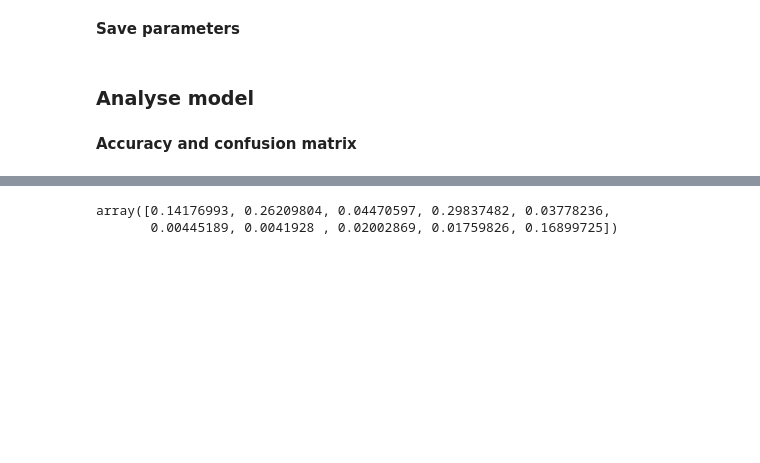
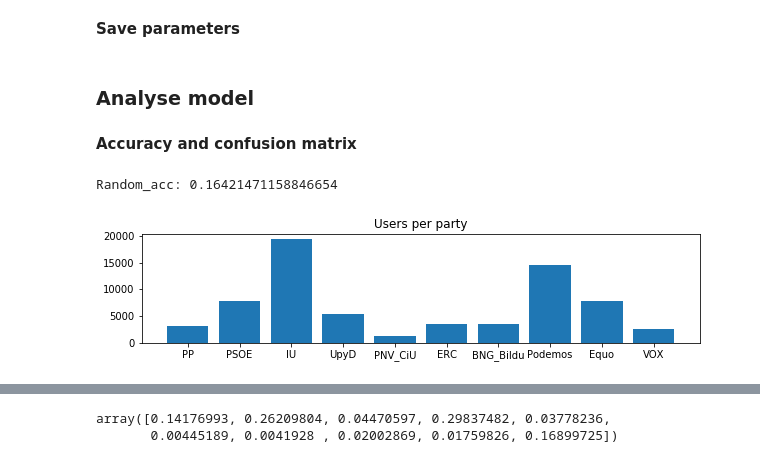
Before and after one commit to Juillermo/VAA-data, a Jupyter notebook: Root/Algorithm/Algorithm.ipynb, the cells around one changed output, grey strips where cells are left out. Drawn from its saved outputs; the diff is of its cells as text; code cells hidden in the pictures; blank space fills up the shorter version.

```diff
--- a/Root/Algorithm/Algorithm.ipynb
+++ b/Root/Algorithm/Algorithm.ipynb
@@ -252,4 +259,18 @@ with open('data/'+ name +'.pickle', 'wb') as f:
 ### Analyse model
 # %% [markdown]
 **Accuracy and confusion matrix**
+# %%
+## Accuracy for random model
+u_per_k = sum(V)
+u_per_k_norm = u_per_k / sum(u_per_k)
+
+fig,ax = plt.subplots(figsize=(10,2))
+ax.bar(range(K), u_per_k)
+ax.set(title="Users per party")
+ax.xaxis.set(ticks=range(K), ticklabels=party_info)
+
+print "Random_acc:", sum(u_per_k_norm ** 2)
+# %% [output]
+Random_acc: 0.16421471158846654
+[figure, added]
 # %%
```
Also changed, not shown: parts of 20 cells of this notebook, 37 other files.
